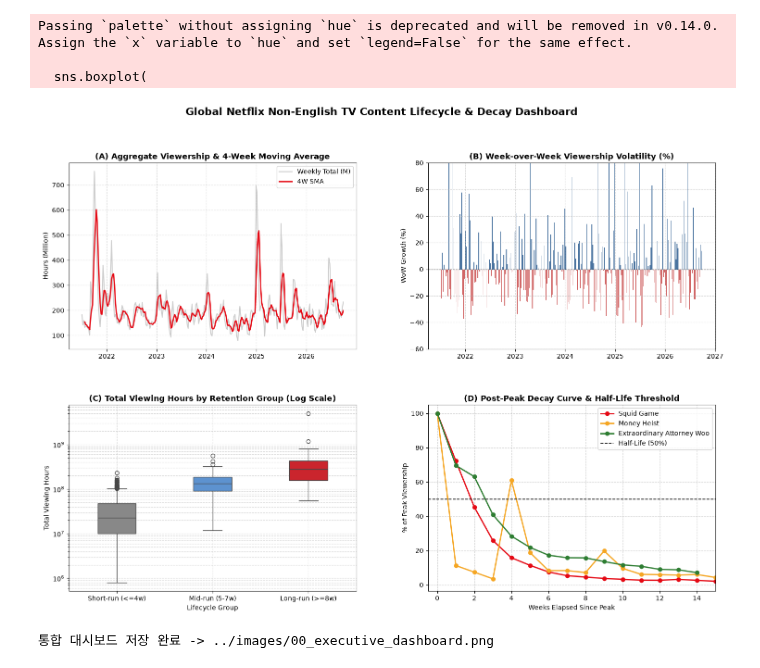
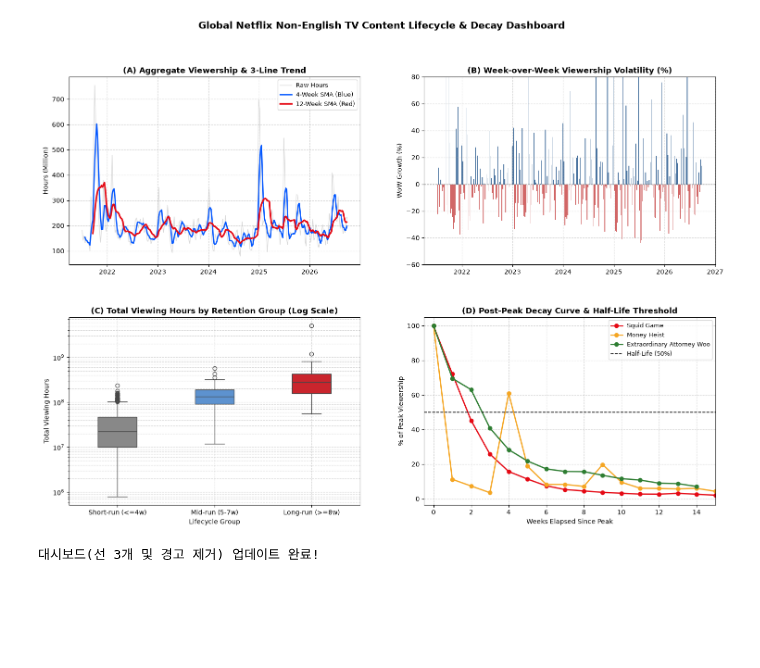
Before and after one commit to love4xox/netflix-content-lifecycle, a Jupyter notebook: notebooks/04_report_visualization.ipynb, the cells around one changed output. Cells and saved outputs as stored; diff of their text form; code cells hidden in the pictures; blank space fills up the shorter version.

Commit message:
fix: update dashboard with 3-line trend

```diff
--- a/notebooks/04_report_visualization.ipynb
+++ b/notebooks/04_report_visualization.ipynb
@@ -1,4 +1,7 @@
 # %%
+import warnings
+warnings.filterwarnings('ignore')  # 경고창 무조건 숨김
+
 import pandas as pd
 import numpy as np
 import matplotlib.pyplot as plt
@@ -7,25 +10,24 @@ import seaborn as sns
 # 1. 데이터 로드
 weekly_macro = pd.read_csv('../data/processed/01_weekly_macro_series.csv')
 weekly_macro['week'] = pd.to_datetime(weekly_macro['week'])
-# 12주 이동평균 추가 계산
 weekly_macro['hours_sma_12w'] = weekly_macro['weekly_hours_viewed'].rolling(window=12).mean()
 
 show_summary = pd.read_csv('../data/processed/02_show_retention_summary.csv')
 df_decay_post = pd.read_csv('../data/processed/03_decay_normalized.csv')
 
-# 2. 2x2 통합 대시보드 생성
+# 2. 2x2 대시보드 생성
 fig, axes = plt.subplots(2, 2, figsize=(18, 12))
 plt.subplots_adjust(wspace=0.22, hspace=0.28)
 
-# Panel 1: (A) 거시 추이 & 선 3개 (Raw, 4W SMA, 12W SMA)
+# Panel 1: (A) 거시 추이 & 선 3개
 ax1 = axes[0, 0]
 ax1.plot(weekly_macro['week'], weekly_macro['weekly_hours_viewed'] / 1e6,
          color='#C0C0C0', alpha=0.6, linewidth=1.0, label='Raw Hours')
 ax1.plot(weekly_macro['week'], weekly_macro['hours_sma_4w'] / 1e6,
-         color='#0055FF', linewidth=1.8, label='4W SMA (Blue)')
+         color='#0055FF', linewidth=2.0, label='4-Week SMA (Blue)')
 ax1.plot(weekly_macro['week'], weekly_macro['hours_sma_12w'] / 1e6,
-         color='#E50914', linewidth=2.4, label='12W SMA (Red)')
-ax1.set_title('(A) Aggregate Viewership & 3-Line Multi-Span Trend', fontsize=12, fontweight='bold')
+         color='#E50914', linewidth=2.5, label='12-Week SMA (Red)')
+ax1.set_title('(A) Aggregate Viewership & 3-Line Trend', fontsize=12, fontweight='bold')
 ax1.set_ylabel('Hours (Million)')
 ax1.legend(loc='upper right', frameon=True, facecolor='white', fontsize=9)
 ax1.grid(True, linestyle='--', alpha=0.5)
@@ -40,44 +42,41 @@ ax2.set_ylabel('WoW Growth (%)')
 ax2.set_ylim(-60, 80)
 ax2.grid(True, linestyle='--', alpha=0.5)
 
-# Panel 3: (C) 롱런작 vs 단기작 분포
+# Panel 3: (C) 롱런작 vs 단기작 분포 (경고 발생 원인 수정 완료)
 ax3 = axes[1, 0]
 sns.boxplot(
-    data=show_summary, x='lifecycle_group', y='total_hours_viewed',
+    data=show_summary, x='lifecycle_group', y='total_hours_viewed', hue='lifecycle_group',
     order=['Short-run (<=4w)', 'Mid-run (5-7w)', 'Long-run (>=8w)'],
     palette={'Short-run (<=4w)': '#888888', 'Mid-run (5-7w)': '#4A90E2', 'Long-run (>=8w)': '#E50914'},
-    ax=ax3, width=0.4
+    ax=ax3, width=0.4, legend=False
 )
 ax3.set_yscale('log')
 ax3.set_title('(C) Total Viewing Hours by Retention Group (Log Scale)', fontsize=12, fontweight='bold')
 ax3.set_xlabel('Lifecycle Group')
 ax3.set_ylabel('Total Viewing Hours')
 ax3.grid(True, linestyle='--', alpha=0.5, which='both')
 
 # Panel 4: (D) 피크 후 반감기 곡선
 ax4 = axes[1, 1]
 for show, col in [('Squid Game', '#E50914'), ('Money Heist', '#F5A623'), ('Extraordinary Attorney Woo', '#2E7D32')]:
     sub = df_decay_post[df_decay_post['show_title'] == show]
     ax4.plot(sub['weeks_since_peak'], sub['normalized_pct'], label=show, color=col, marker='o', linewidth=2)
 ax4.axhline(50, color='black', linestyle='--', linewidth=1.2, label='Half-Life (50%)')
 ax4.set_title('(D) Post-Peak Decay Curve & Half-Life Threshold', fontsize=12, fontweight='bold')
 ax4.set_xlabel('Weeks Elapsed Since Peak')
 ax4.set_ylabel('% of Peak Viewership')
 ax4.set_xlim(-0.5, 15)
 ax4.legend(loc='upper right', frameon=True, facecolor='white', fontsize=9)
 ax4.grid(True, linestyle='--', alpha=0.5)
 
 plt.suptitle('Global Netflix Non-English TV Content Lifecycle & Decay Dashboard', fontsize=15, fontweight='bold', y=0.98)
 
-# 이미지 덮어쓰기 저장
+# 이미지 저장
 dashboard_path = '../images/00_executive_dashboard.png'
 plt.savefig(dashboard_path, dpi=300, bbox_inches='tight')
 plt.show()
 
-print(f"통합 대시보드(선 3개 반영 완료) 저장 완료 -> {dashboard_path}")
+print("대시보드(선 3개 및 경고 제거) 업데이트 완료!")
 # %% [output]
+[figure, new version]
-Passing `palette` without assigning `hue` is deprecated and will be removed in v0.14.0. Assign the `x` variable to `hue` and set `legend=False` for the same effect.
-
-  sns.boxplot(
+대시보드(선 3개 및 경고 제거) 업데이트 완료!
-[figure, old version]
-통합 대시보드 저장 완료 -> ../images/00_executive_dashboard.png
```
